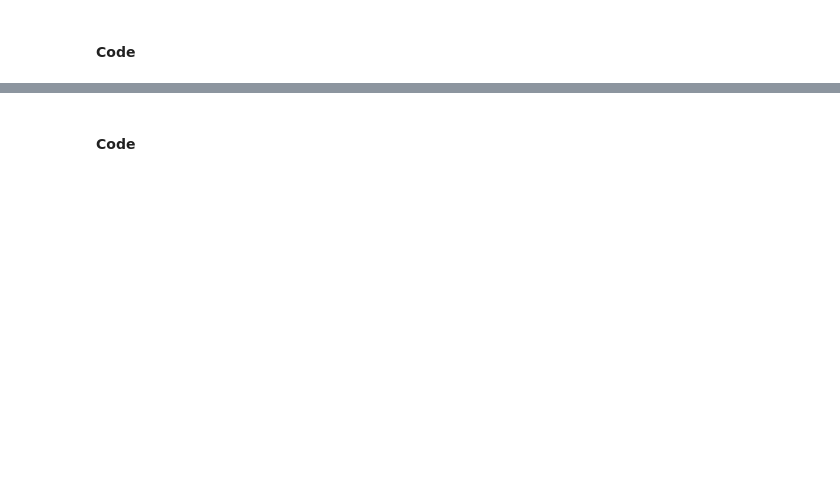
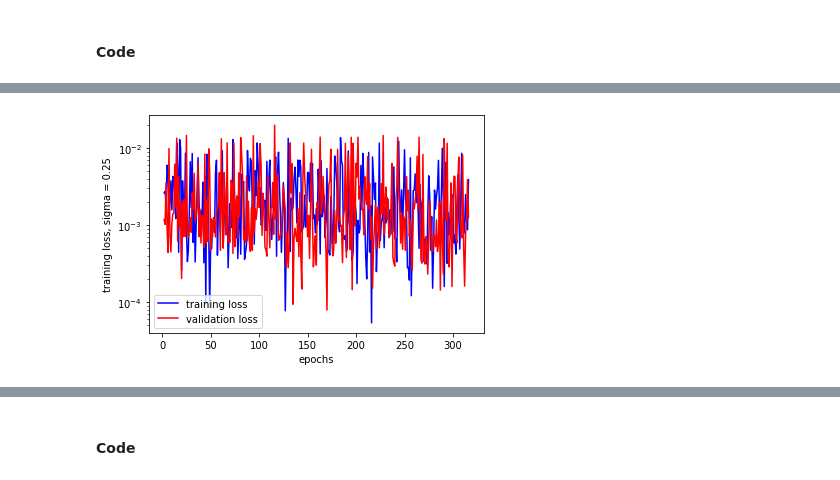
Before and after one commit to gemenerik/RTSR4k, a Jupyter notebook: RTSR4k.ipynb, the cells around one changed output, grey strips where cells are left out. Saved outputs shown, nothing was run; the diff lists cells and outputs as text; code cells hidden in the pictures; blank space fills up the shorter version.

```diff
--- a/RTSR4k.ipynb
+++ b/RTSR4k.ipynb
@@ -94,10 +97,16 @@ from torch.utils.data.sampler import SubsetRandomSampler
 from torchvision.transforms import Compose, CenterCrop, Scale, ToTensor
 from tqdm import tqdm
 # %%
+# Tuneable params
 UPSCALE_FACTOR = 3 #@param {type:"slider", min:1, max:5, step:1}
 GAUSSIAN_BLUR_RADIUS = 0.25 #@param {type:"slider", min:0, max:2, step:0.01}
 SUBSAMPLING_STRIDE_SIZE = 14
 SUBSAMPLING_SAMPLE_SIZE = 17
 
+# Set learning parameters
+no_learning_threshold = 1e-8  # threshold for stopping training when no improvement has been made for 'repeats' epochs
+                              # Referred to in the paper as 'mu'
+repeats = 100 # the number of consecutive epochs without (enough) improvement necessary to stop training
 
+# Define test sets
 test_sets = ['Set5', 'Set14', 'BSD300', 'BSD500']
@@ -270,0 +469,10 @@ Insert learning grafiek
+# %%
+pl.figure()
+pl.plot(epochs, train_losses[1:], '-b')
+pl.plot(epochs, val_losses[1:], 'r')
+pl.xlabel('epochs')
+pl.ylabel('training loss, sigma = ' + str(GAUSSIAN_BLUR_RADIUS))
+pl.legend(['training loss', 'validation loss'])
+pl.yscale('log')
+# %% [output]
+[figure, added]
```
Also changed, not shown: parts of 30 cells of this notebook.
